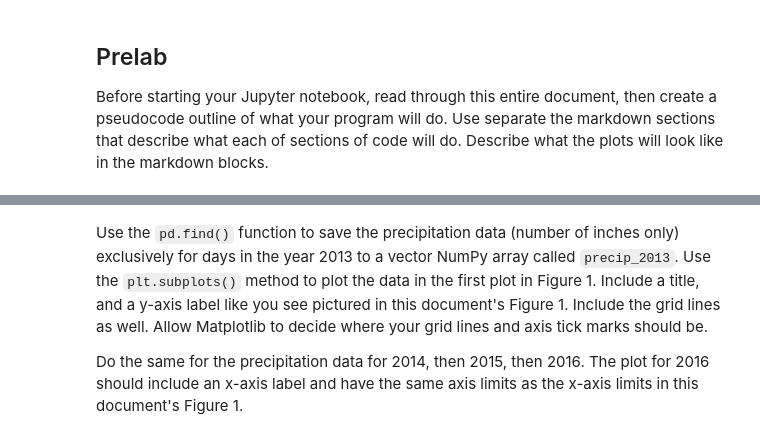
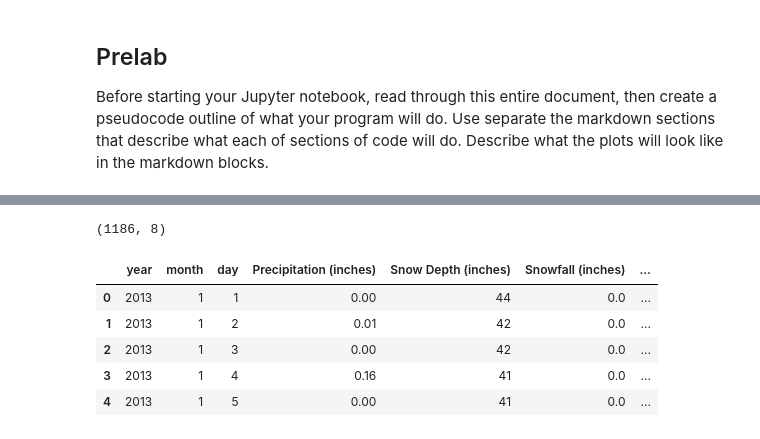
Before and after one commit to ProfessorKazarinoff/ENGR114, a Jupyter notebook: ENGR114-Labs/Lab04-Plotting_Tide_Data/ENGR114-Lab04-Plotting_Weather_Data.ipynb, the cells around one changed output, grey strips where cells are left out. Saved outputs shown, nothing was run; the diff lists cells and outputs as text; code cells hidden in the pictures.

````diff
--- a/ENGR114-Labs/Lab04-Plotting_Tide_Data/ENGR114-Lab04-Plotting_Weather_Data.ipynb
+++ b/ENGR114-Labs/Lab04-Plotting_Tide_Data/ENGR114-Lab04-Plotting_Weather_Data.ipynb
@@ -45,4 +50,16 @@ Once the data is cleaned up, create a Matplotlib Figure 1 that looks like Figure
-# %% [markdown]
-Use the ```pd.find()``` function to save the precipitation data (number of inches only) exclusively for days in the year 2013 to a vector NumPy array called ```precip_2013```.  Use the ```plt.subplots()``` method to plot the data in the first plot in Figure 1.  Include a title, and a y-axis label like you see pictured in this document's Figure 1.  Include the grid lines as well.  Allow Matplotlib to decide where your grid lines and axis tick marks should be.
-
-Do the same for the precipitation data for 2014, then 2015, then 2016.  The plot for 2016 should include an x-axis label and have the same axis limits as the x-axis limits in this document's Figure 1.
+# %%
+df['DATE'] = pd.to_datetime(df['DATE'], format='%Y%m%d')
+df.insert(0, 'year', pd.DatetimeIndex(df['DATE']).year)
+df.insert(1, 'month', pd.DatetimeIndex(df['DATE']).month)
+df.insert(2, 'day', pd.DatetimeIndex(df['DATE']).day)
+df.drop(['DATE'], axis=1, inplace=True)
+print(df.shape)
+df.head()
+# %% [output]
+(1186, 8)
+|  | year | month | day | Precipitation (inches) | Snow Depth (inches) | Snowfall (inches) | ... |
+| 0 | 2013 | 1 | 1 | 0.00 | 44 | 0.0 | ... |
+| 1 | 2013 | 1 | 2 | 0.01 | 42 | 0.0 | ... |
+| 2 | 2013 | 1 | 3 | 0.00 | 42 | 0.0 | ... |
+| 3 | 2013 | 1 | 4 | 0.16 | 41 | 0.0 | ... |
+| 4 | 2013 | 1 | 5 | 0.00 | 41 | 0.0 | ... |
````
Also changed, not shown: parts of 19 cells of this notebook, 5 other files.
